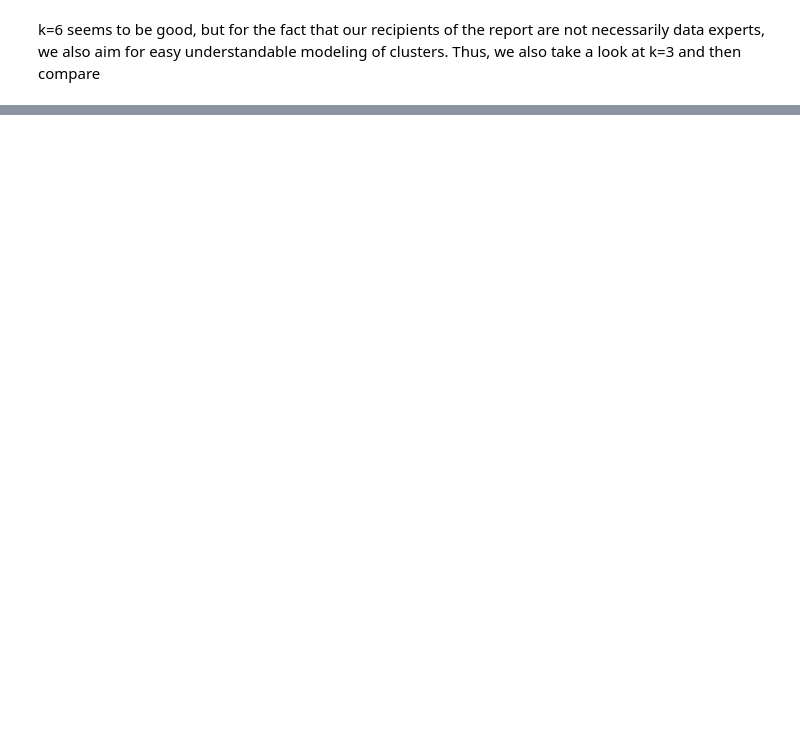
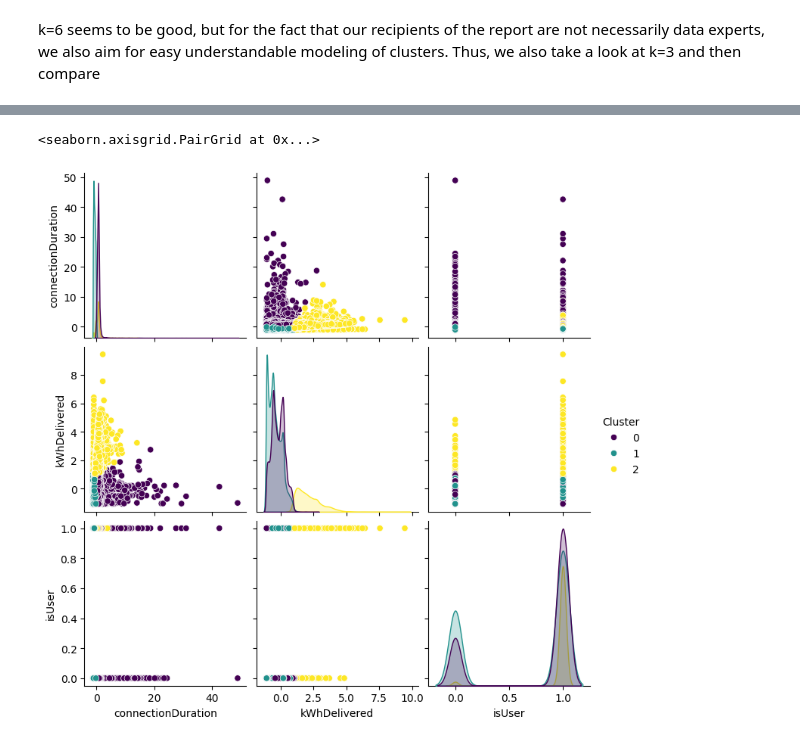
Before and after one commit to asimxa/Data-Diggers-Project-Repo, a Jupyter notebook: Cluster_Exploration.ipynb, the cells around one changed output, grey strips where cells are left out. Cells and saved outputs as stored; diff of their text form; code cells hidden in the pictures; blank space fills up the shorter version.

```diff
--- a/Cluster_Exploration.ipynb
+++ b/Cluster_Exploration.ipynb
@@ -228,0 +263,9 @@ plt.show()
+# %%
+from sklearn.preprocessing import StandardScaler
+scaler = StandardScaler()
+scaler.fit(X)
+# Use X's original columns (before cluster columns were added)
+original_columns = ["connectionDuration", "kWhDelivered"]
+X_scaled_df = pd.DataFrame(X_scaled, columns=original_columns, index=X.index)
+X_scaled_df["isUser"] = df["userID"].notnull()
+X_scaled_df.head()
@@ -228,0 +279,4 @@ plt.show()
+# %%
+kmeans = KMeans(n_clusters=3, random_state=42)
+clusters = kmeans.fit_predict(X_scaled_df)
+X_scaled_df['Cluster'] = clusters
@@ -228,0 +299,5 @@ plt.show()
+# %%
+sns.pairplot(data=X_scaled_df, hue='Cluster', palette='viridis')
+# %% [output]
+<seaborn.axisgrid.PairGrid at 0x...>
+[figure, added]
```
Also changed, not shown: parts of 9 cells of this notebook.
